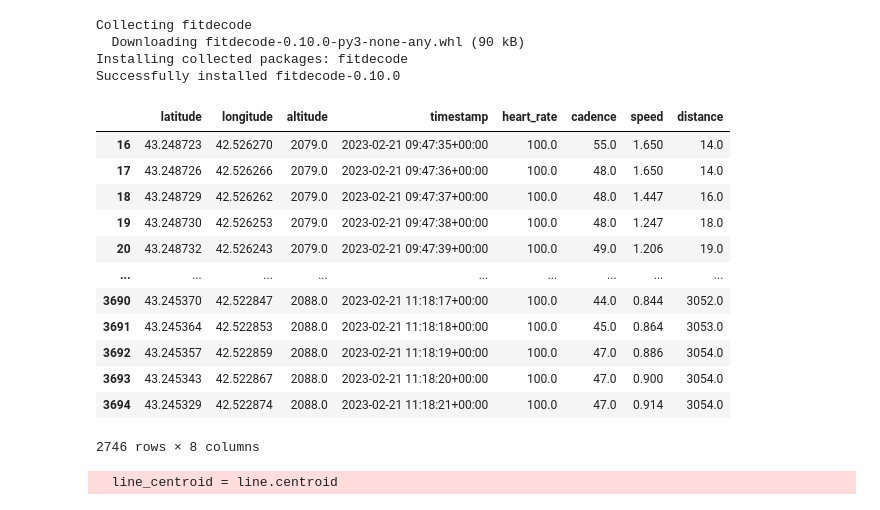
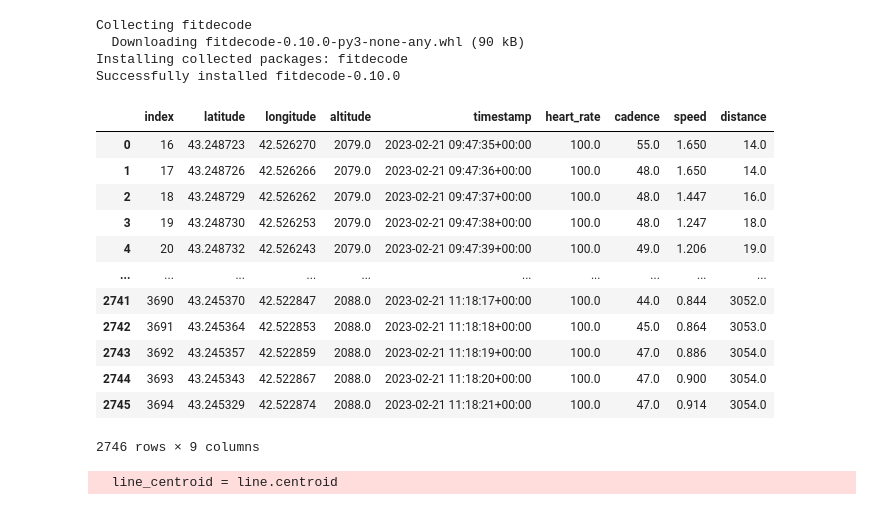
Before and after one commit to inna-vitvinova/geoanalitika, a Jupyter notebook: laba1.ipynb, the cells around one changed output. Drawn from its saved outputs; the diff is of its cells as text; code cells hidden in the pictures.

```diff
--- a/laba1.ipynb
+++ b/laba1.ipynb
@@ -51,29 +53,31 @@ def get_fit_other_data(col, frame: fitdecode.records.FitDataMessage) -> Optional
 # %%
 record_data = []
 with fitdecode.FitReader('/content/2_5303101742206956507.fit') as fit_file:
   for frame in fit_file:
     if isinstance(frame, fitdecode.records.FitDataMessage):
       if frame.name == 'record':
         single_point_data = get_fit_point_data(frame)
         if single_point_data is not None:
           record_data.append(single_point_data)
 
 #получилось удалить строки со значениями NaN, чтобы трек на карте отобразился нормально
+#и переписать все индексы, чтобы появилась возможность обращаться к датафрейму
 record_df = pd.DataFrame(record_data, columns=record)
-record_df = record_df.dropna(0)
+record_df = record_df.dropna().reset_index()
 record_df
+#print(record_data)
 # %% [output]
-|  | latitude | longitude | altitude | timestamp | heart_rate | cadence | speed | distance |
-| 16 | 43.248723 | 42.526270 | 2079.0 | 2023-02-21 09:47:35+00:00 | 100.0 | 55.0 | 1.650 | 14.0 |
-| 17 | 43.248726 | 42.526266 | 2079.0 | 2023-02-21 09:47:36+00:00 | 100.0 | 48.0 | 1.650 | 14.0 |
-| 18 | 43.248729 | 42.526262 | 2079.0 | 2023-02-21 09:47:37+00:00 | 100.0 | 48.0 | 1.447 | 16.0 |
-| 19 | 43.248730 | 42.526253 | 2079.0 | 2023-02-21 09:47:38+00:00 | 100.0 | 48.0 | 1.247 | 18.0 |
-| 20 | 43.248732 | 42.526243 | 2079.0 | 2023-02-21 09:47:39+00:00 | 100.0 | 49.0 | 1.206 | 19.0 |
-| ... | ... | ... | ... | ... | ... | ... | ... | ... |
-| 3690 | 43.245370 | 42.522847 | 2088.0 | 2023-02-21 11:18:17+00:00 | 100.0 | 44.0 | 0.844 | 3052.0 |
-| 3691 | 43.245364 | 42.522853 | 2088.0 | 2023-02-21 11:18:18+00:00 | 100.0 | 45.0 | 0.864 | 3053.0 |
-| 3692 | 43.245357 | 42.522859 | 2088.0 | 2023-02-21 11:18:19+00:00 | 100.0 | 47.0 | 0.886 | 3054.0 |
-| 3693 | 43.245343 | 42.522867 | 2088.0 | 2023-02-21 11:18:20+00:00 | 100.0 | 47.0 | 0.900 | 3054.0 |
-| 3694 | 43.245329 | 42.522874 | 2088.0 | 2023-02-21 11:18:21+00:00 | 100.0 | 47.0 | 0.914 | 3054.0 |
+|  | index | latitude | longitude | altitude | timestamp | heart_rate | cadence | speed | distance |
+| 0 | 16 | 43.248723 | 42.526270 | 2079.0 | 2023-02-21 09:47:35+00:00 | 100.0 | 55.0 | 1.650 | 14.0 |
+| 1 | 17 | 43.248726 | 42.526266 | 2079.0 | 2023-02-21 09:47:36+00:00 | 100.0 | 48.0 | 1.650 | 14.0 |
+| 2 | 18 | 43.248729 | 42.526262 | 2079.0 | 2023-02-21 09:47:37+00:00 | 100.0 | 48.0 | 1.447 | 16.0 |
+| 3 | 19 | 43.248730 | 42.526253 | 2079.0 | 2023-02-21 09:47:38+00:00 | 100.0 | 48.0 | 1.247 | 18.0 |
+| 4 | 20 | 43.248732 | 42.526243 | 2079.0 | 2023-02-21 09:47:39+00:00 | 100.0 | 49.0 | 1.206 | 19.0 |
+| ... | ... | ... | ... | ... | ... | ... | ... | ... | ... |
+| 2741 | 3690 | 43.245370 | 42.522847 | 2088.0 | 2023-02-21 11:18:17+00:00 | 100.0 | 44.0 | 0.844 | 3052.0 |
+| 2742 | 3691 | 43.245364 | 42.522853 | 2088.0 | 2023-02-21 11:18:18+00:00 | 100.0 | 45.0 | 0.864 | 3053.0 |
+| 2743 | 3692 | 43.245357 | 42.522859 | 2088.0 | 2023-02-21 11:18:19+00:00 | 100.0 | 47.0 | 0.886 | 3054.0 |
+| 2744 | 3693 | 43.245343 | 42.522867 | 2088.0 | 2023-02-21 11:18:20+00:00 | 100.0 | 47.0 | 0.900 | 3054.0 |
+| 2745 | 3694 | 43.245329 | 42.522874 | 2088.0 | 2023-02-21 11:18:21+00:00 | 100.0 | 47.0 | 0.914 | 3054.0 |
-2746 rows × 8 columns
+2746 rows × 9 columns
 # %%
```
Also changed, not shown: parts of 11 cells of this notebook.
